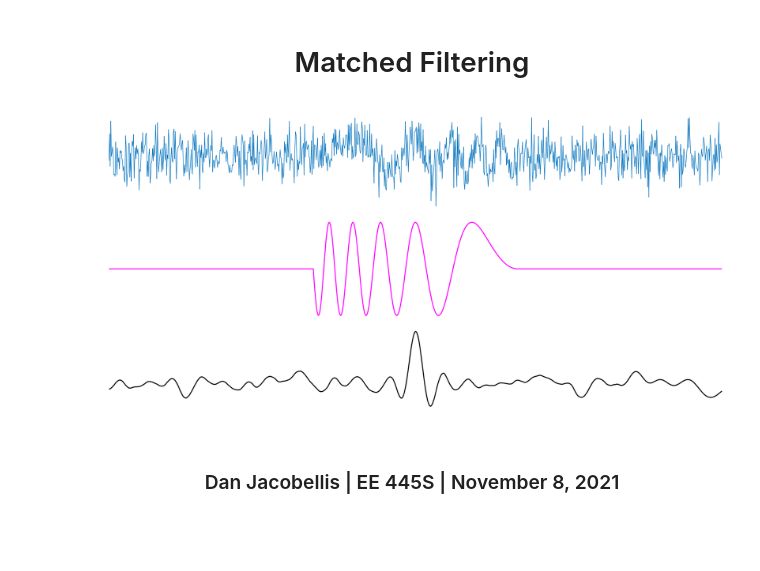
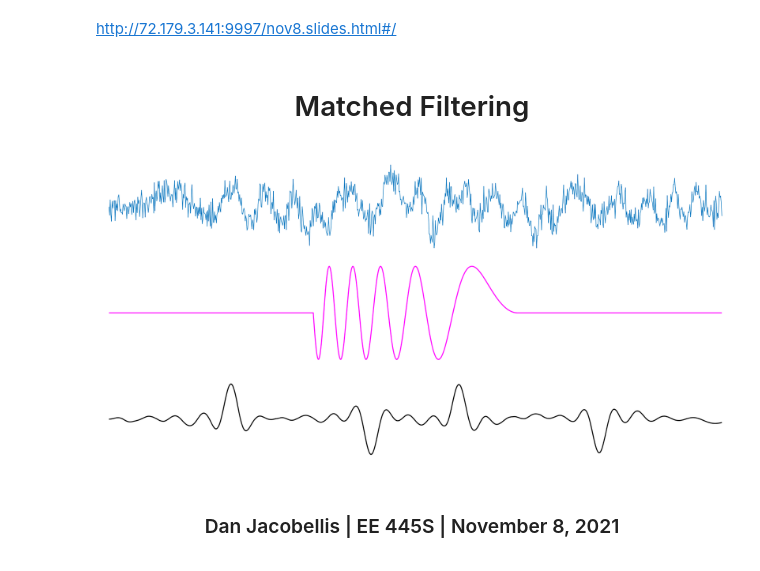
Before and after one commit to danjacobellis/EE445S-lab, a Jupyter notebook: lecture_notes/nov8.ipynb, the cells around one changed output. Cells and saved outputs as stored; diff of their text form; code cells hidden in the pictures; blank space fills up the shorter version.

```diff
--- a/lecture_notes/nov8.ipynb
+++ b/lecture_notes/nov8.ipynb
@@ -1,5 +1,7 @@
 # %%
 layout = @(nr,nc) tiledlayout(nr,nc, 'Padding', 'none', 'TileSpacing', 'compact');
+# %% [markdown]
+http://72.179.3.141:9997/nov8.slides.html#/
 # %% [markdown]
 <center> <h1>
 Matched Filtering
@@ -9,17 +11,19 @@ T = sqrt(10*pi); L = 1000; t = linspace(-T,2*T,L); rng(5)
 rect = @(t) 1.0*((-0.5<t) & (t<0.5));
 g = @(t) sin(t.^2) .* rect(t./T-0.5);
 w = @(t) randn(1,length(t));
-x = @(t) g(t) + w(t);
 h = @(t) fliplr(g(t));
-r = @(t) conv(x(t),h(t),'same');
+y = @(x,h) conv(x,h,'same');
 # %%
 %plot -s 1800,900 -r 100
+
+x = -g(t+1.2) + g(t-1.2) - g(t-0.9*T) + g(t+0.9*T) + 0.5*w(t);
+
 layout(3,1);
-nexttile(); plot(x(t),'linewidth',1); axis off;
+nexttile(); plot(x,'linewidth',1); axis off;
 nexttile(); plot(h(t),'m','linewidth',2); axis off;
-nexttile(); plot(r(t),'k','linewidth',2); axis off;
+nexttile(); plot(y(x,h(t)),'k','linewidth',2); axis off;
 # %% [output]
-[figure, old version]
+[figure, new version]
 # %% [markdown]
 <center><h3>
 Dan Jacobellis | EE 445S | November 8, 2021
```
Also changed, not shown: parts of 13 cells of this notebook.
